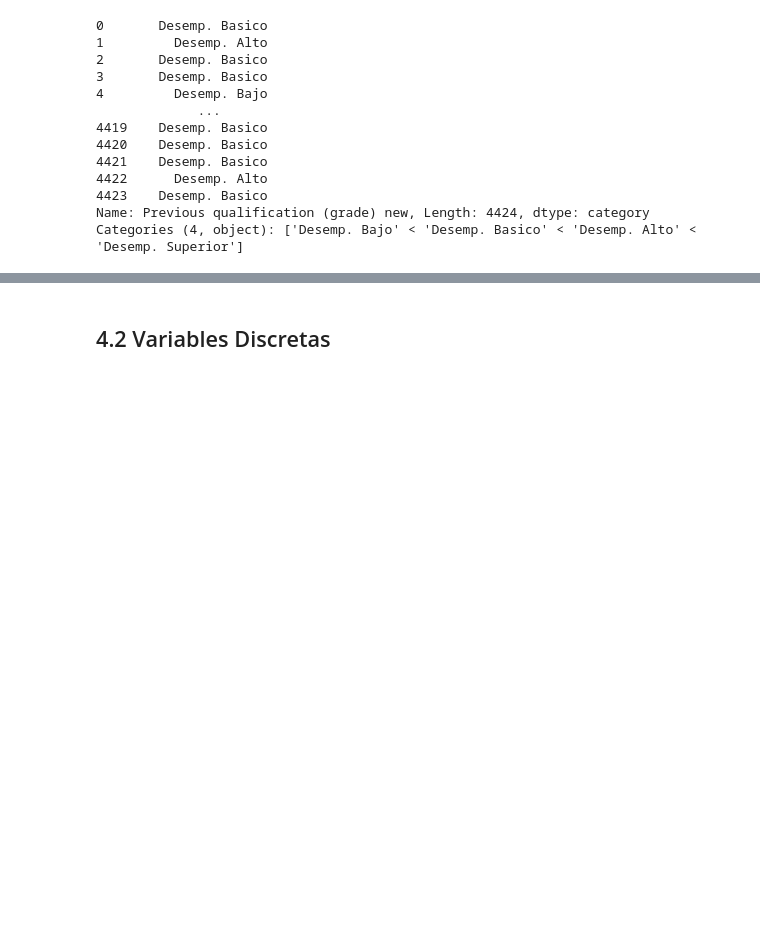
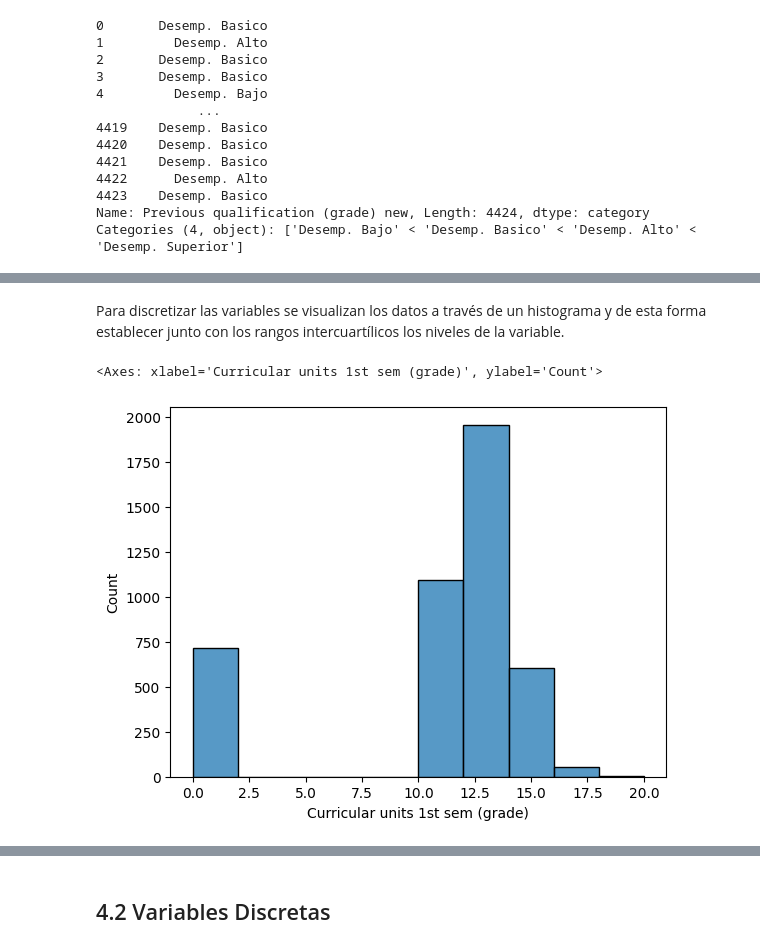
Before and after one commit to JeisonCamiloO/Proyecto-EDA, a Jupyter notebook: Exploracion Datos Proyecto.ipynb, the cells around one changed output, grey strips where cells are left out. Drawn from its saved outputs; the diff is of its cells as text; code cells hidden in the pictures; blank space fills up the shorter version.

Commit message:
Variables discretizadas

```diff
--- a/Exploracion Datos Proyecto.ipynb
+++ b/Exploracion Datos Proyecto.ipynb
@@ -466,0 +483,7 @@ Categories (4, object): ['Desemp. Bajo' < 'Desemp. Basico' < 'Desemp. Alto' < 'D
+# %% [markdown]
+Para discretizar las variables se visualizan los datos a través de un histograma y de esta forma establecer junto con los rangos intercuartílicos los niveles de la variable.
+# %%
+sns.histplot(df_new, x = "Curricular units 1st sem (grade)", binwidth=2)
+# %% [output]
+<Axes: xlabel='Curricular units 1st sem (grade)', ylabel='Count'>
+[figure, added]
```
Also changed, not shown: parts of 13 cells of this notebook.
